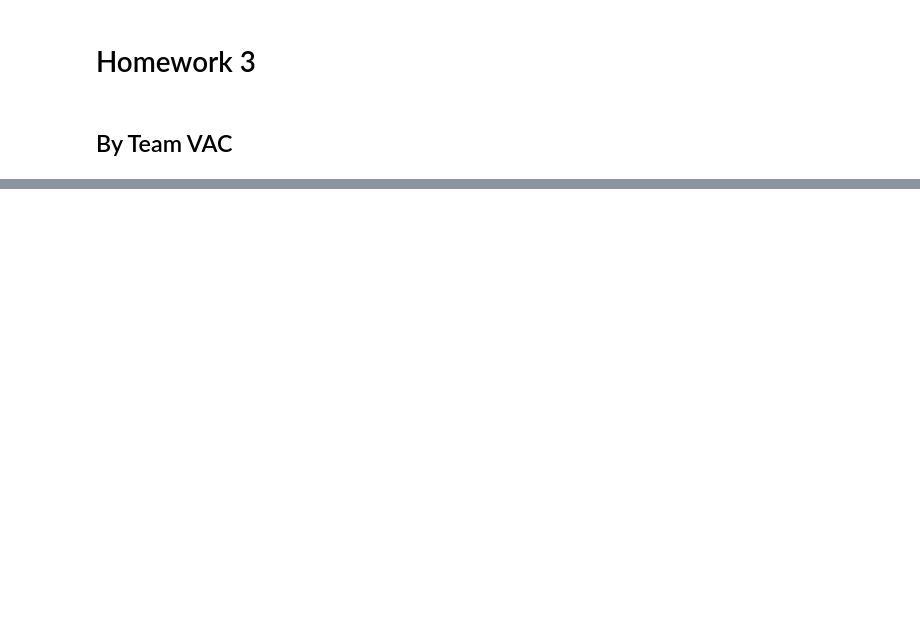
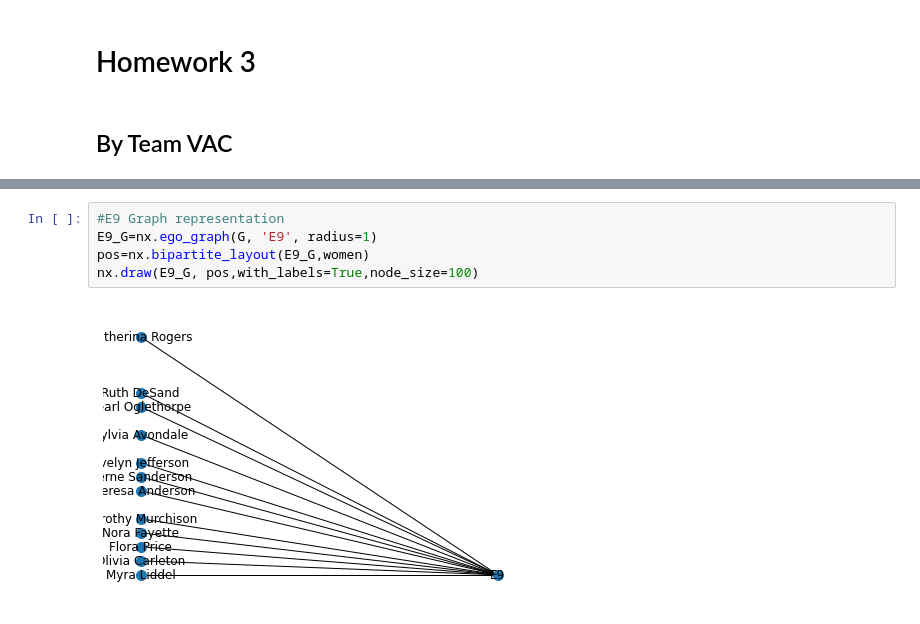
Before and after one commit to Vy4thewin/Data620_TeamVAC, a Jupyter notebook: Data620_W3_P2.ipynb, the cells around one changed output, grey strips where cells are left out. Drawn from its saved outputs; the diff is of its cells as text; blank space fills up the shorter version.

```diff
--- a/Data620_W3_P2.ipynb
+++ b/Data620_W3_P2.ipynb
@@ -39,0 +85,7 @@ plt.show()
+# %%
+#E9 Graph representation
+E9_G=nx.ego_graph(G, 'E9', radius=1)
+pos=nx.bipartite_layout(E9_G,women)
+nx.draw(E9_G, pos,with_labels=True,node_size=100)
+# %% [output]
+[figure, added]
```
Also changed, not shown: parts of 9 cells of this notebook.
